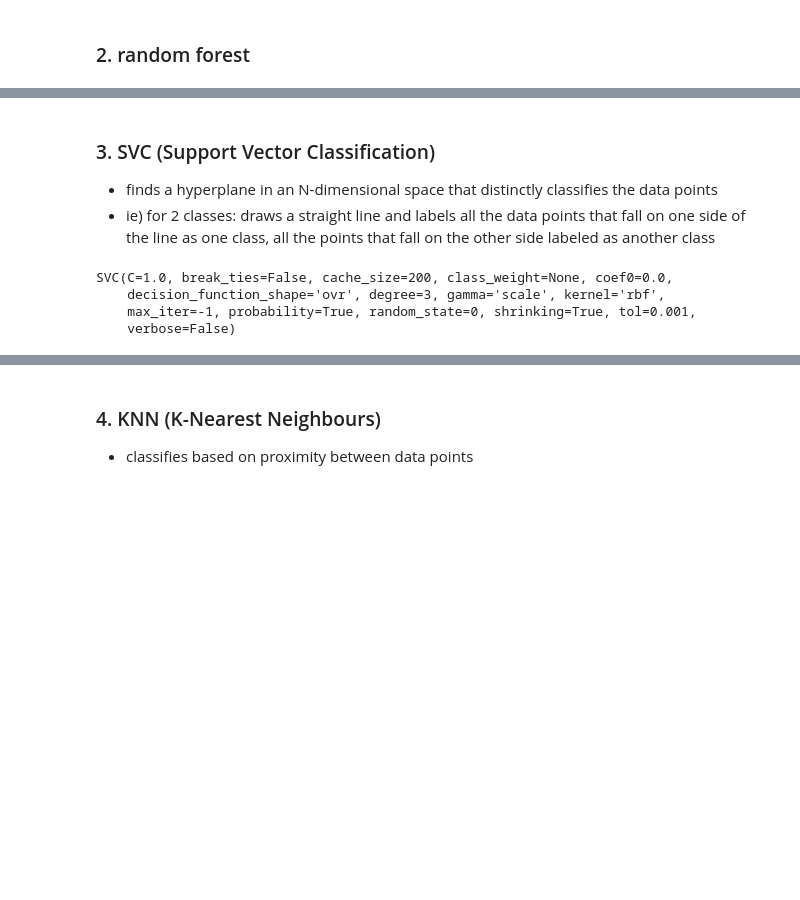
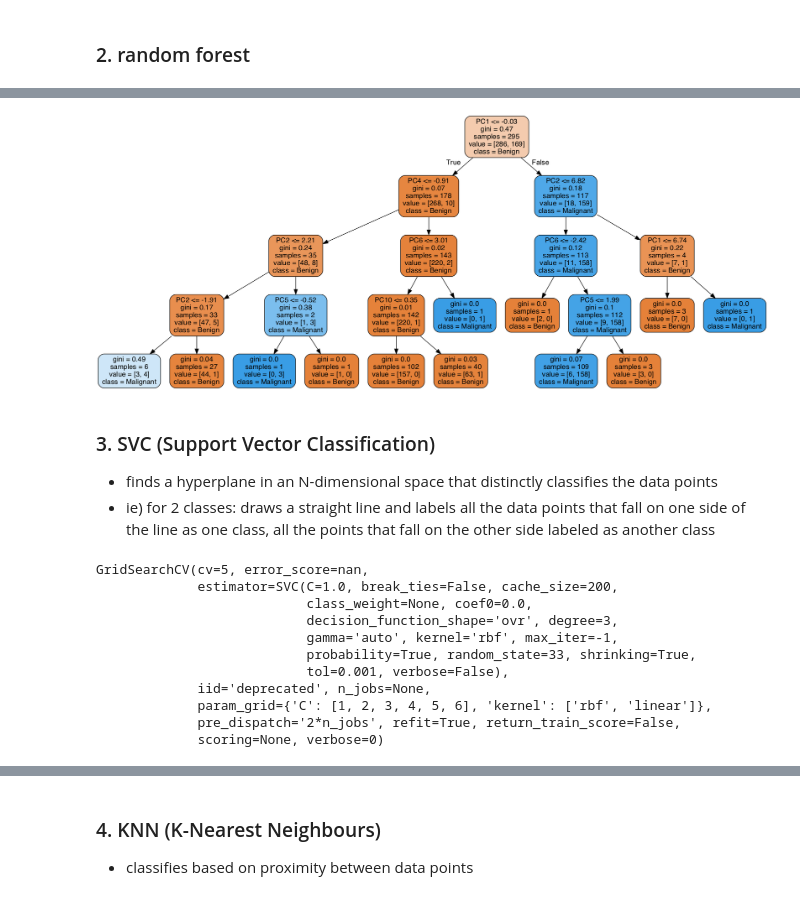
Before and after one commit to yoonichung/BreastCancerPrediction, a Jupyter notebook: BreastCancerPrediction_master.ipynb, the cells around one changed output, grey strips where cells are left out. Drawn from its saved outputs; the diff is of its cells as text; code cells hidden in the pictures; blank space fills up the shorter version.

```diff
--- a/BreastCancerPrediction_master.ipynb
+++ b/BreastCancerPrediction_master.ipynb
@@ -325,21 +341,26 @@ pred_rf_PCA = rf_PCA.predict(X_test_PCA)
 proba_rf_PCA = rf_PCA.predict_proba(X_test_PCA)
 # %%
 # Plot one of the trees
-clf_rf = rf_grid.best_estimator_
+clf_rf = rf_PCA.best_estimator_
 estimator = clf_rf.estimators_[1]
+
+# for a different example tree
+# estimator = clf_rf.estimators_[2]
 
 # Export as dot file
 export_graphviz(estimator, out_file='tree.dot',
                 feature_names = features_pca,
                 class_names = ['Benign','Malignant'],
                 rounded = True, proportion = False,
                 precision = 2, filled = True)
 
 # Display in jupyter notebook
 (graph,) = pydot.graph_from_dot_file('tree.dot')
 graph.write_png('tree.png')
 
 Image(filename = 'tree.png')
+# %% [output]
+[figure, added]
 # %% [markdown]
 ### 3. SVC (Support Vector Classification)
 - finds a hyperplane in an N-dimensional space that distinctly classifies the data points
@@ -350,15 +371,21 @@ svc = SVC(gamma='auto', random_state=33, probability=True)
 
 params = {
     'C':[1,2,3,4,5,6],
-    'kernel':['rbf','linear']},
-     cv=5)
+    'kernel':['rbf','linear']}
 
 svc_PCA = GridSearchCV(estimator = svc, param_grid = params, cv=5);
 svc_PCA.fit(X_train_PCA, y_train)
 # %% [output]
-SVC(C=1.0, break_ties=False, cache_size=200, class_weight=None, coef0=0.0,
-    decision_function_shape='ovr', degree=3, gamma='scale', kernel='rbf',
-    max_iter=-1, probability=True, random_state=0, shrinking=True, tol=0.001,
-    verbose=False)
+GridSearchCV(cv=5, error_score=nan,
+             estimator=SVC(C=1.0, break_ties=False, cache_size=200,
+                           class_weight=None, coef0=0.0,
+                           decision_function_shape='ovr', degree=3,
+                           gamma='auto', kernel='rbf', max_iter=-1,
+                           probability=True, random_state=33, shrinking=True,
+                           tol=0.001, verbose=False),
+             iid='deprecated', n_jobs=None,
+             param_grid={'C': [1, 2, 3, 4, 5, 6], 'kernel': ['rbf', 'linear']},
+             pre_dispatch='2*n_jobs', refit=True, return_train_score=False,
+             scoring=None, verbose=0)
 # %%
 # hyperparameters
```
Also changed, not shown: parts of 22 cells of this notebook, 5 other files.
